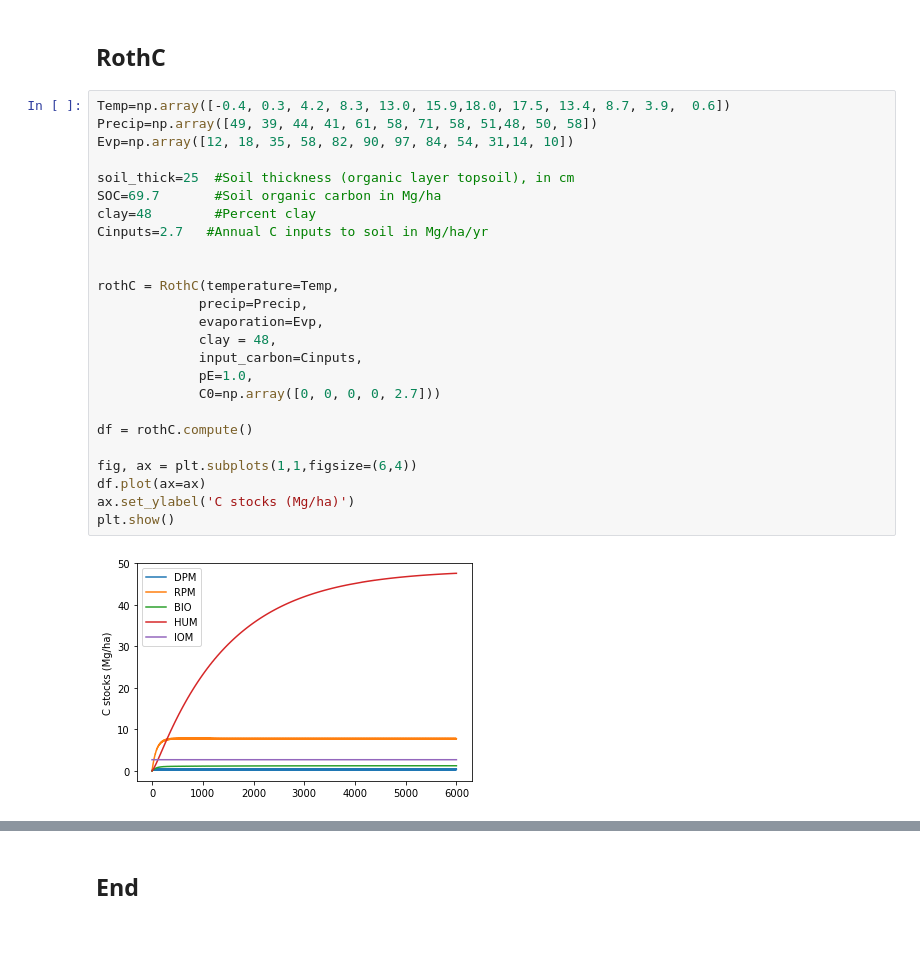
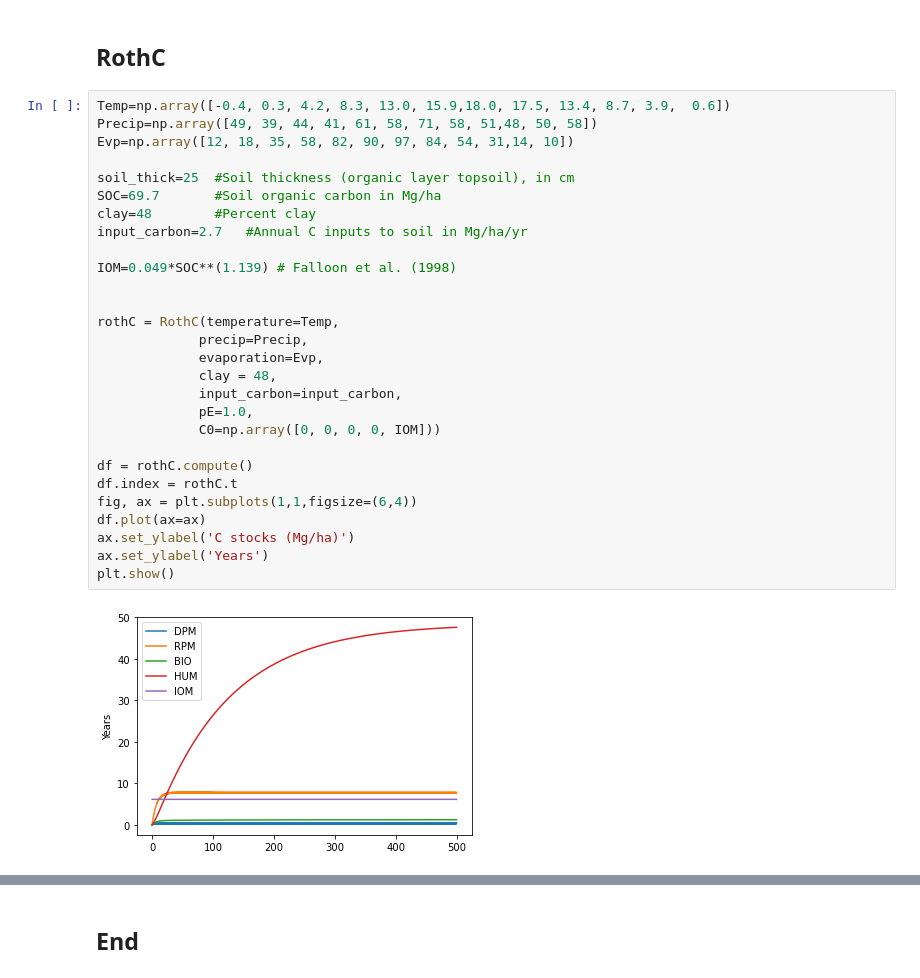
Before and after one commit to mishagrol/pyRothC, a Jupyter notebook: notebooks/pyRothC.ipynb, the cells around one changed output, grey strips where cells are left out. Cells and saved outputs as stored; diff of their text form; blank space fills up the shorter version.

```diff
--- a/notebooks/pyRothC.ipynb
+++ b/notebooks/pyRothC.ipynb
@@ -13,27 +13,30 @@ np.set_printoptions(precision=3,suppress=True )
 # %%
 Temp=np.array([-0.4, 0.3, 4.2, 8.3, 13.0, 15.9,18.0, 17.5, 13.4, 8.7, 3.9,  0.6])
 Precip=np.array([49, 39, 44, 41, 61, 58, 71, 58, 51,48, 50, 58])
 Evp=np.array([12, 18, 35, 58, 82, 90, 97, 84, 54, 31,14, 10])
 
 soil_thick=25  #Soil thickness (organic layer topsoil), in cm
 SOC=69.7       #Soil organic carbon in Mg/ha
 clay=48        #Percent clay
-Cinputs=2.7   #Annual C inputs to soil in Mg/ha/yr
+input_carbon=2.7   #Annual C inputs to soil in Mg/ha/yr
+
+IOM=0.049*SOC**(1.139) # Falloon et al. (1998)
 
 
 rothC = RothC(temperature=Temp,
              precip=Precip,
              evaporation=Evp,
              clay = 48,
-             input_carbon=Cinputs,
+             input_carbon=input_carbon,
              pE=1.0,
-             C0=np.array([0, 0, 0, 0, 2.7]))
+             C0=np.array([0, 0, 0, 0, IOM]))
 
 df = rothC.compute()
-
+df.index = rothC.t
 fig, ax = plt.subplots(1,1,figsize=(6,4))
 df.plot(ax=ax)
 ax.set_ylabel('C stocks (Mg/ha)')
+ax.set_ylabel('Years')
 plt.show()
 # %% [output]
-[figure, old version]
+[figure, new version]
```
Also changed, not shown: parts of 5 cells of this notebook, 2 other files.
